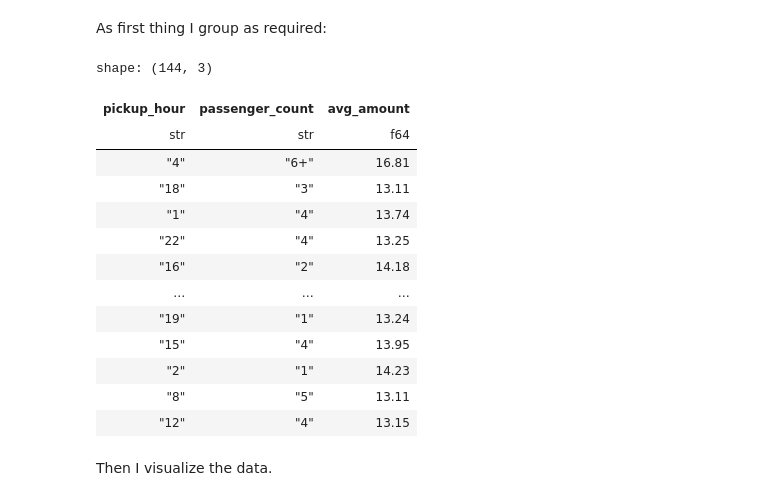
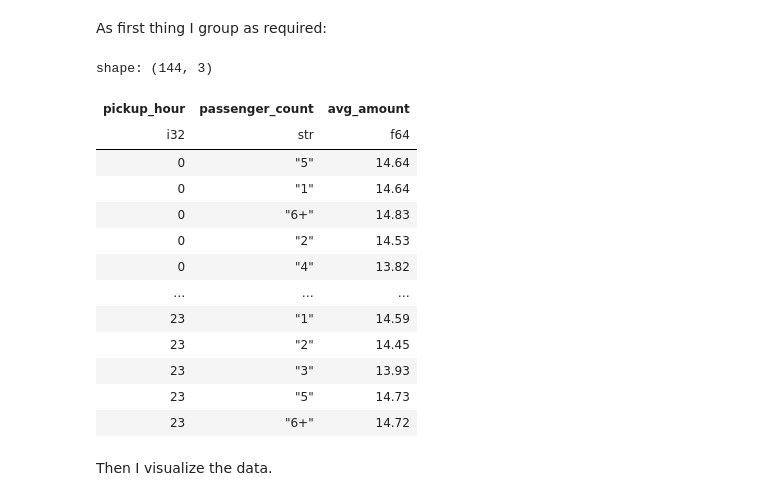
Before and after one commit to MattiaBiancini/Visual-Analytics, a Jupyter notebook: Assignment3/Assignment3.ipynb, the cells around one changed output. Saved outputs shown, nothing was run; the diff lists cells and outputs as text; code cells hidden in the pictures.

```diff
--- a/Assignment3/Assignment3.ipynb
+++ b/Assignment3/Assignment3.ipynb
@@ -480,33 +591,34 @@ As first thing I group as required:
 # %%
 trip_polar_group = trip_polar_filtered \
     .with_columns([
         pl.when(pl.col('passenger_count') < 6)
-          .then(pl.col('passenger_count').cast(pl.Utf8))  # convert to string for consistency
+          .then(pl.col('passenger_count').cast(pl.Utf8))
           .otherwise(pl.lit("6+"))
           .alias('passenger_count'),
-        pl.col('pickup_datetime').dt.hour().cast(pl.Utf8).alias('pickup_hour')
+        pl.col('pickup_datetime').dt.hour().cast(pl.Int32).alias('pickup_hour')
     ]) \
     .group_by(['pickup_hour', 'passenger_count']) \
     .agg(
         pl.col('total_amount').mean().round(2).alias('avg_amount')
-    )
+    ) \
+    .sort(['pickup_hour'], descending=False)
 
 trip_polar_group
 # %% [output]
 shape: (144, 3)
 | pickup_hour | passenger_count | avg_amount |
-| str | str | f64 |
-| "4" | "6+" | 16.81 |
-| "18" | "3" | 13.11 |
-| "1" | "4" | 13.74 |
-| "22" | "4" | 13.25 |
-| "16" | "2" | 14.18 |
+| i32 | str | f64 |
+| 0 | "5" | 14.64 |
+| 0 | "1" | 14.64 |
+| 0 | "6+" | 14.83 |
+| 0 | "2" | 14.53 |
+| 0 | "4" | 13.82 |
 | … | … | … |
-| "19" | "1" | 13.24 |
-| "15" | "4" | 13.95 |
-| "2" | "1" | 14.23 |
-| "8" | "5" | 13.11 |
-| "12" | "4" | 13.15 |
+| 23 | "1" | 14.59 |
+| 23 | "2" | 14.45 |
+| 23 | "3" | 13.93 |
+| 23 | "5" | 14.73 |
+| 23 | "6+" | 14.72 |
 # %% [markdown]
 Then I visualize the data.
 # %%
```
Also changed, not shown: parts of 44 cells of this notebook.
